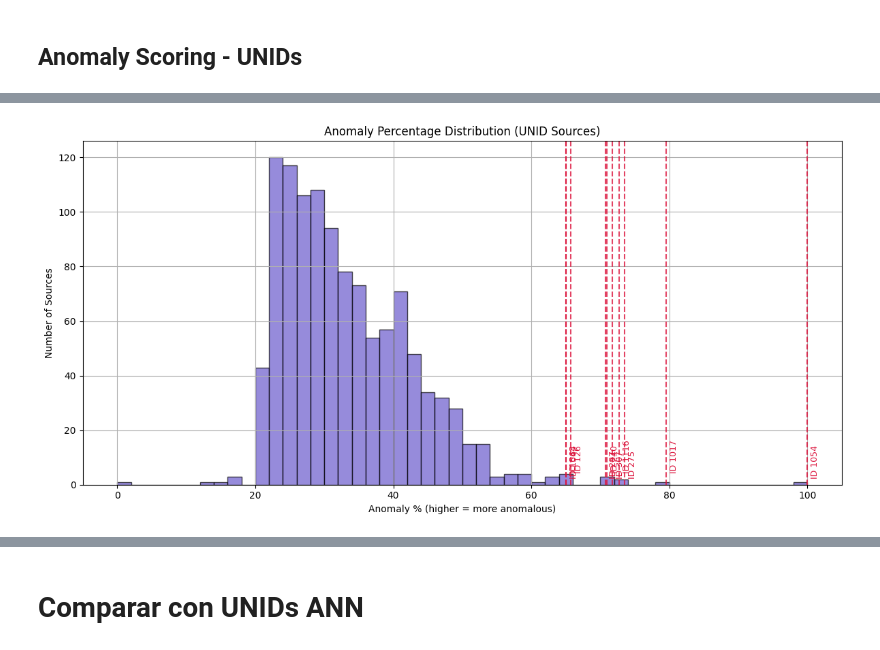
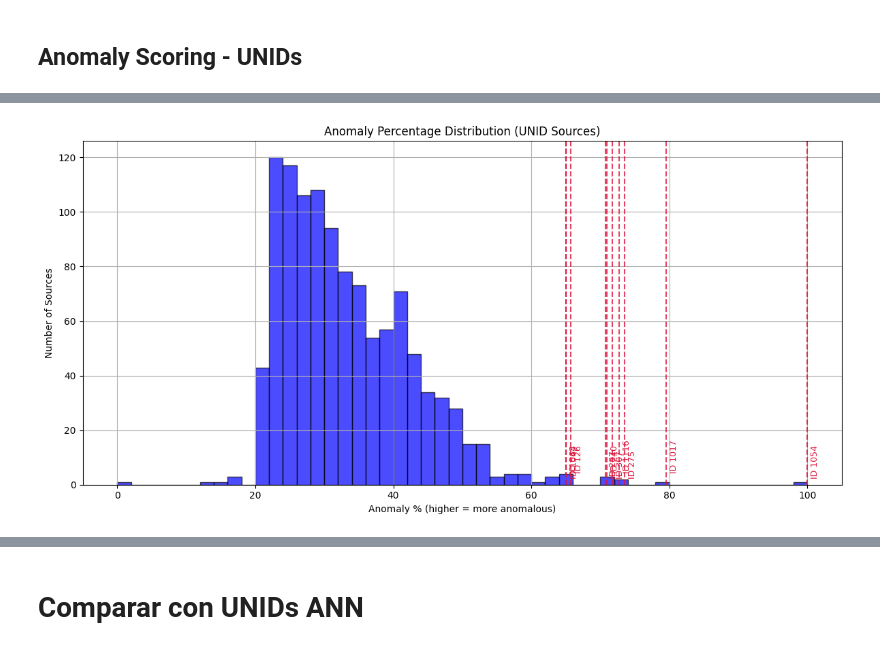
Before and after one commit to martacanirome4/DarkMatter_ML_TFG, a Jupyter notebook: notebooks/2F_OCSVM_astro_vs_unids.ipynb, the cells around one changed output, grey strips where cells are left out. Cells and saved outputs as stored; diff of their text form; code cells hidden in the pictures.

```diff
--- a/notebooks/2F_OCSVM_astro_vs_unids.ipynb
+++ b/notebooks/2F_OCSVM_astro_vs_unids.ipynb
@@ -501,0 +433,21 @@ display(top_ocsvm_unids[['number', 'beta', 'E_peak', 'Anomaly_Score', 'Anomaly_R
+# %%
+decision_scores = best_model.decision_function(X_unids_scaled)  # Higher = more normal, lower = more anomalous
+
+unids_preds = best_model.predict(X_unids_scaled)  # 1 = inlier, -1 = outlier
+
+df_unids_log["svm_score"] = decision_scores
+df_unids_log["prediction"] = unids_preds
+
+anom_scores = -decision_scores  # Invert: higher = more anomalous
+anom_percent = MinMaxScaler(feature_range=(0, 100)).fit_transform(anom_scores.reshape(-1, 1)).flatten()
+
+df_unids_log["Anomaly_Score"] = anom_scores
+df_unids_log["Anomaly_Rank(%)"] = anom_percent
+
+top_anomalies = df_unids_log[df_unids_log["prediction"] == -1].sort_values(by="Anomaly_Rank(%)", ascending=False).head(10)
+most_anomalous_idx = top_anomalies.index
+
+top_anomalies.to_csv("../data/processed/unids_most_anomalous.txt", sep="\t", index=False)
+
+print("Top Most Anomalous UNID Sources (4F One-Class SVM):")
+display(top_anomalies[['number', 'Anomaly_Score', 'Anomaly_Rank(%)']])
@@ -502,26 +465,26 @@ display(top_ocsvm_unids[['number', 'beta', 'E_peak', 'Anomaly_Score', 'Anomaly_R
 # %%
 # Sort anomaly scores and grab top N labels
 N = 10
 sorted_idx = np.argsort(-anom_percent)  # high anomaly % = more anomalous
 top_N_idx = sorted_idx[:N]
 
 top_labels = df_unids_log.iloc[top_N_idx]['number'].astype(str).values
 top_scores = anom_percent[top_N_idx]
 
 plt.figure(figsize=(12, 6))
-plt.hist(anom_percent, bins=50, color='slateblue', edgecolor='k', alpha=0.7)
+plt.hist(anom_percent, bins=50, color='blue', edgecolor='k', alpha=0.7)
 plt.title("Anomaly Percentage Distribution (UNID Sources)")
 plt.xlabel("Anomaly % (higher = more anomalous)")
 plt.ylabel("Number of Sources")
 
 for i in range(N):
     x = top_scores[i]
     label = top_labels[i]
     plt.axvline(x, color='crimson', linestyle='--', alpha=0.8)
     plt.text(x + 0.5, 3 + (i % 2) * 2, f"ID {label}", rotation=90, color='crimson', ha='left', fontsize=9)
 
 plt.grid(True)
 plt.tight_layout()
 plt.show()
 # %% [output]
-[figure, old version]
+[figure, new version]
```
Also changed, not shown: parts of 11 cells of this notebook, 5 other files.
